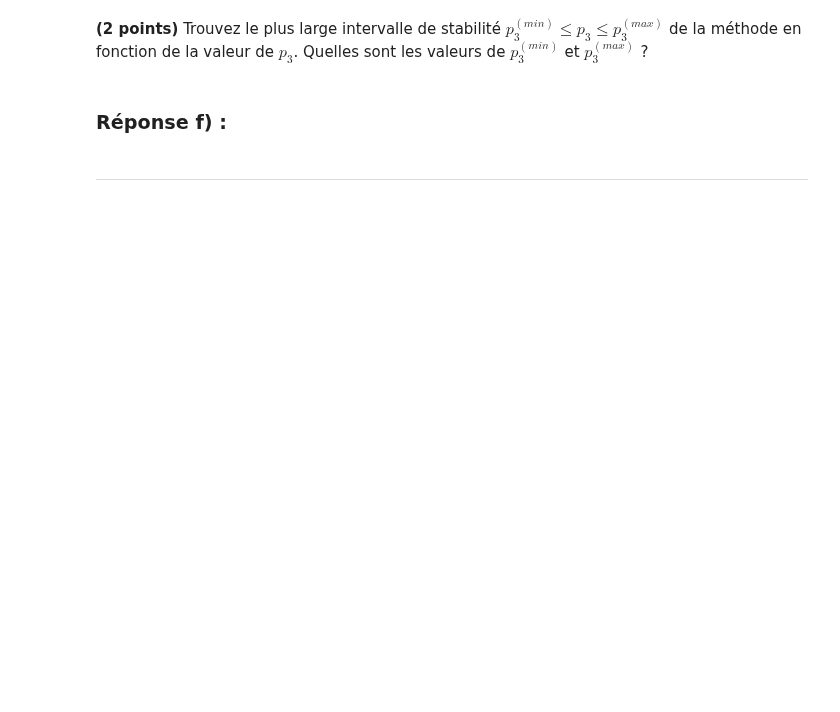
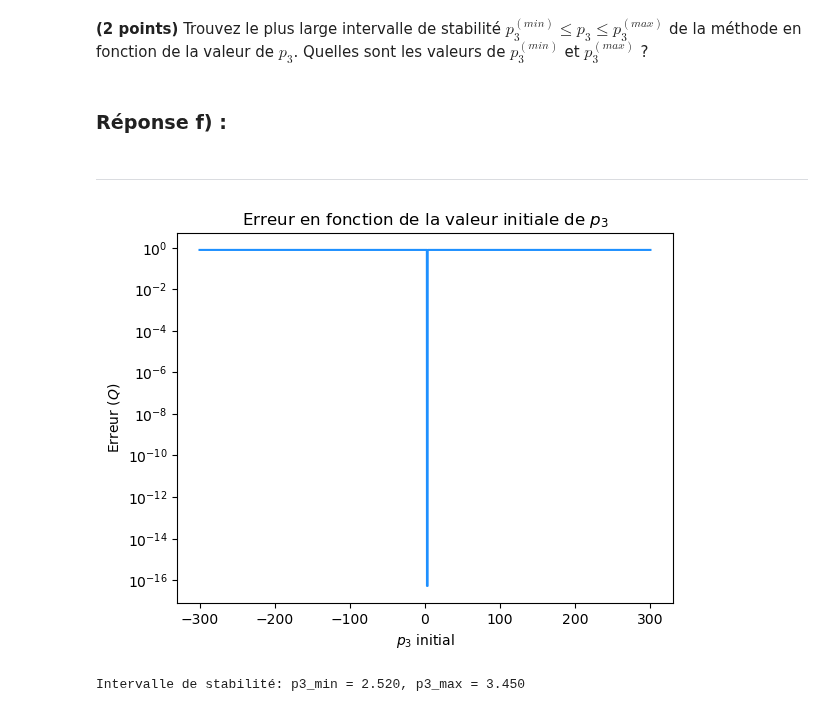
Before and after one commit to mldessu/projetsimu, a Jupyter notebook: Devoir 5/eqt_nonlin.ipynb, the cells around one changed output. Saved outputs shown, nothing was run; the diff lists cells and outputs as text; code cells hidden in the pictures; blank space fills up the shorter version.

```diff
--- a/Devoir 5/eqt_nonlin.ipynb
+++ b/Devoir 5/eqt_nonlin.ipynb
@@ -219,3 +228,43 @@ LinAlgError: Singular matrix
 ### Réponse **f)** :
 # %% [markdown]
 --------------------------------------------------------------------------------------------------------------------------------------------------------
+# %%
+def explore_convergence(p1_conv, p2_conv, p3_conv, x, y, tol=1e-6):
+    p3_values = np.arange(-100*p3_conv, 100*p3_conv, 0.01*p3_conv)
+    Q_values = []
+    stable_p3_min = None
+    stable_p3_max = None
+    err_val = []
+
+    for p3 in p3_values:
+        p1, p2, p3_final, err = newton_method(x, y, p1_conv, p2_conv, p3, tol=tol)
+        Q = error_function(p1, p2, p3_final, x, y)
+        Q_values.append(Q)
+        err_val.append(err)
+
+        if err < tol:
+            if stable_p3_min is None:
+                stable_p3_min = p3
+            stable_p3_max = p3
+        #else:
+            #if stable_p3_max is not None:
+                #break
+
+
+    # Tracer Q en fonction de p3 sur une échelle logarithmique
+    plt.plot(p3_values, Q_values, color = "dodgerblue")
+    plt.title("Erreur en fonction de la valeur initiale de $p_3$")
+    plt.xlabel("$p_3$ initial")
+    plt.ylabel("Erreur $(Q)$")
+    plt.yscale("log")
+    plt.show()
+
+
+    return stable_p3_min, stable_p3_max
+
+# Explorer la convergence pour différentes valeurs de p3
+p3_min, p3_max = explore_convergence(p1_final, p2_final, p3_final, x, y, tol)
+print(f"Intervalle de stabilité: p3_min = {p3_min:.3f}, p3_max = {p3_max:.3f}")
+# %% [output]
+[figure, added]
+Intervalle de stabilité: p3_min = 2.520, p3_max = 3.450
```
Also changed, not shown: parts of 2 cells of this notebook.
